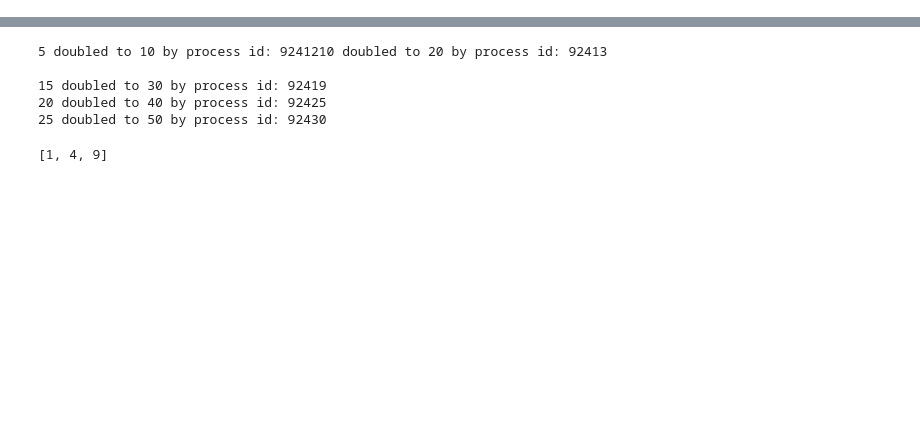
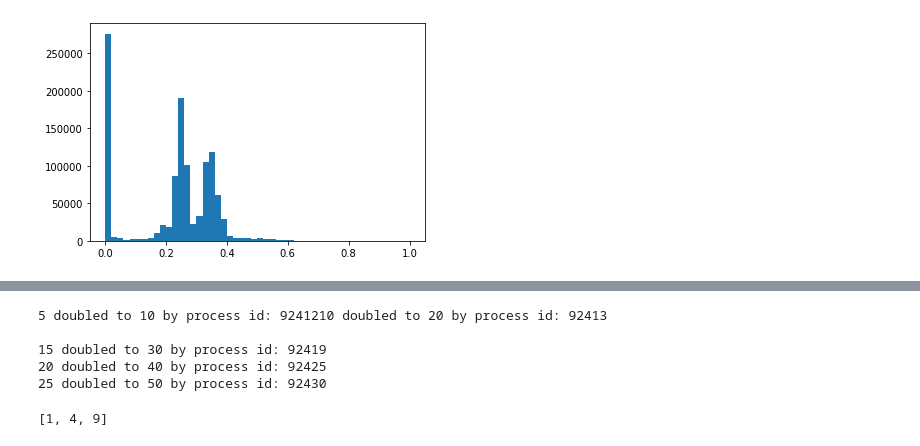
Before and after one commit to KPOTOH/sars-cov-2, a Jupyter notebook: nb/1.mulal_qc.ipynb, the cells around one changed output, grey strips where cells are left out. Drawn from its saved outputs; the diff is of its cells as text; code cells hidden in the pictures; blank space fills up the shorter version.

```diff
--- a/nb/1.mulal_qc.ipynb
+++ b/nb/1.mulal_qc.ipynb
@@ -48,0 +100,6 @@ plt.show()
+# %%
+del_share = [y / x for x, y in nums_pruned if x > 0]
+plt.hist(del_share, bins=50)
+plt.show()
+# %% [output]
+[figure, added]
```
Also changed, not shown: parts of 16 cells of this notebook, 9 other files.
